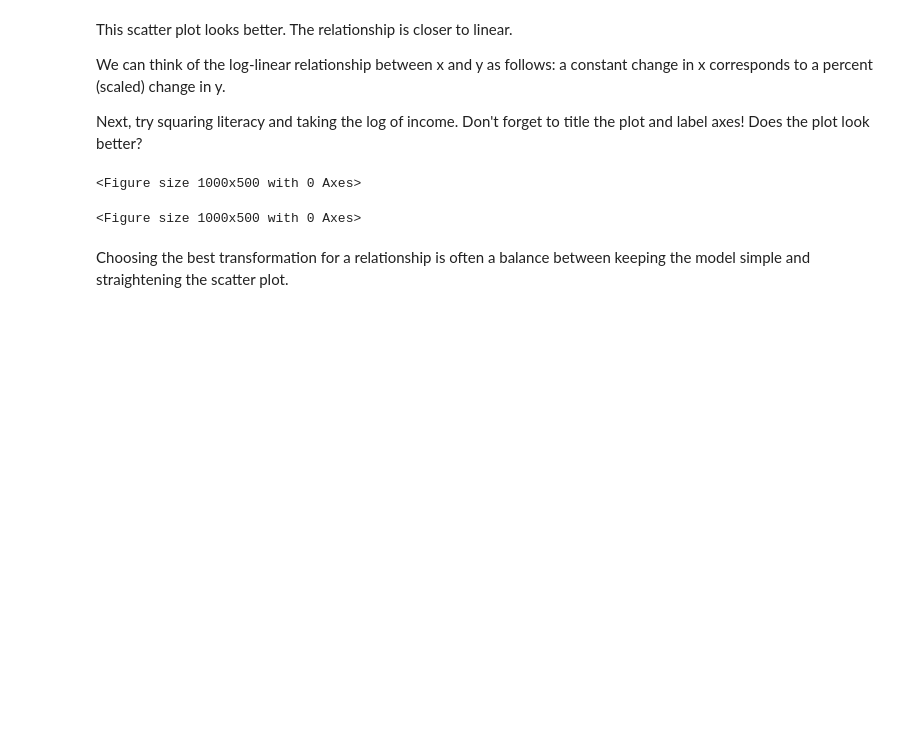
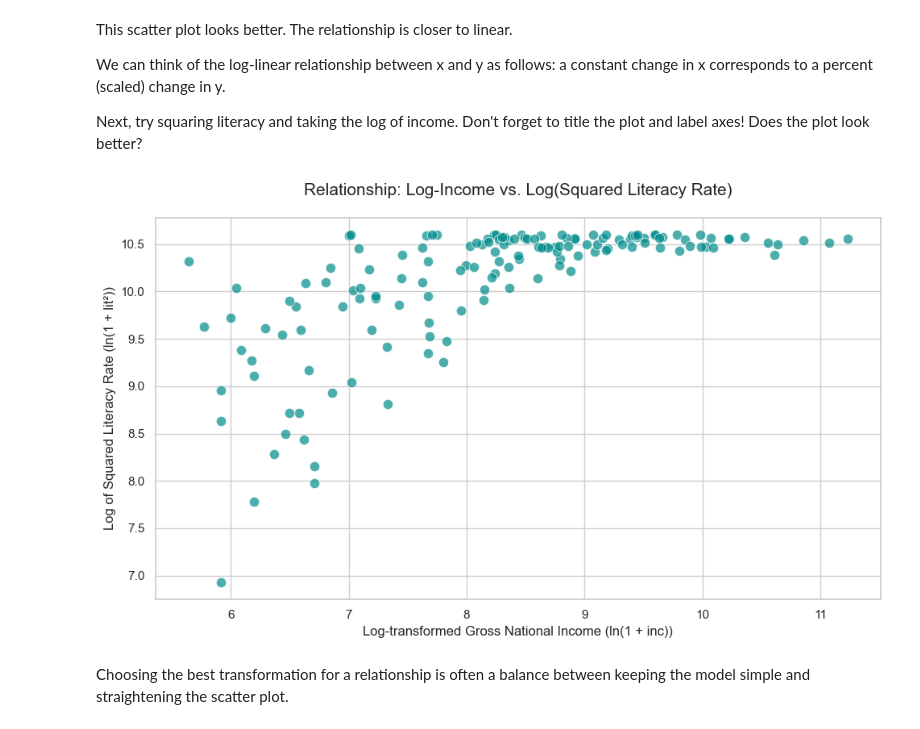
Before and after one commit to RamesTheGeneric/CSCIU459-GROUP-PROJECTS, a Jupyter notebook: A3/A3.ipynb, the cells around one changed output. Drawn from its saved outputs; the diff is of its cells as text; code cells hidden in the pictures; blank space fills up the shorter version.

```diff
--- a/A3/A3.ipynb
+++ b/A3/A3.ipynb
@@ -300,12 +308,20 @@ This scatter plot looks better. The relationship is closer to linear.
 We can think of the log-linear relationship between x and y as follows: a constant change in x corresponds to a percent (scaled) change in y.
 
 Next, try squaring literacy and taking the log of income. Don't forget to title the plot and label axes! Does the plot look better?
-# %%
-plt.figure(figsize=(10,5))
-...
-# %% [output]
-<Figure size 1000x500 with 0 Axes>
-<Figure size 1000x500 with 0 Axes>
+# %%
+plot_df = df.copy()
+plot_log_inc = np.log1p(plot_df['inc'])
+plot_log_lit_sq = np.log1p(plot_df['lit']**2)
+plt.figure(figsize=(10, 6))
+sns.set_theme(style="whitegrid")
+sns.scatterplot(x=plot_log_inc, y=plot_log_lit_sq, alpha=0.7, edgecolor='w', s=80,color='darkcyan')
+plt.title('Relationship: Log-Income vs. Log(Squared Literacy Rate)', fontsize=15, pad=20)
+plt.xlabel('Log-transformed Gross National Income (ln(1 + inc))', fontsize=12)
+plt.ylabel('Log of Squared Literacy Rate (ln(1 + lit²))', fontsize=12)
+plt.tight_layout()
+plt.show()
+# %% [output]
+[figure, added]
 # %% [markdown]
 Choosing the best transformation for a relationship is often a balance between keeping the model simple and straightening the scatter plot.
 # %% [markdown]
```
Also changed, not shown: parts of 8 cells of this notebook.
